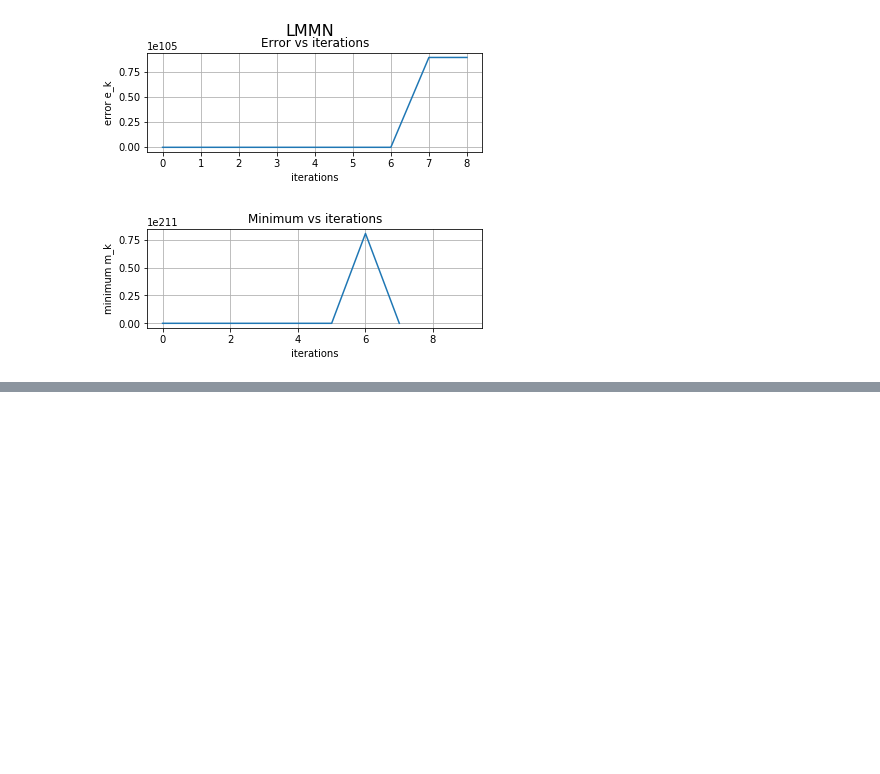
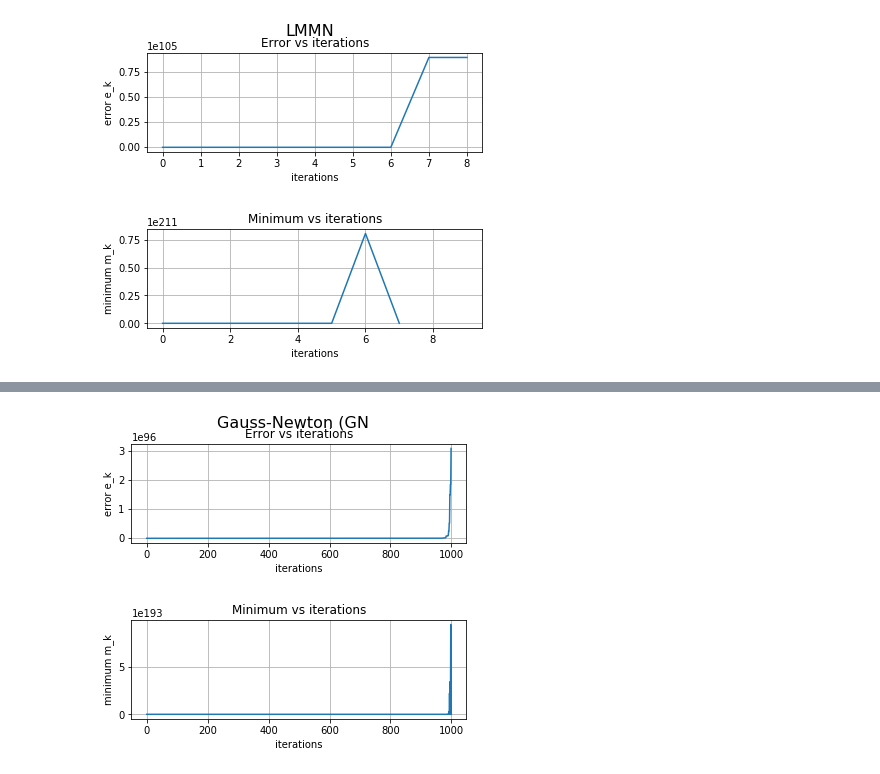
Before and after one commit to jckruz777/Adaptive_Processing, a Jupyter notebook: tarea2/Tarea_02.ipynb, the cells around one changed output, grey strips where cells are left out. Drawn from its saved outputs; the diff is of its cells as text; code cells hidden in the pictures; blank space fills up the shorter version.

```diff
--- a/tarea2/Tarea_02.ipynb
+++ b/tarea2/Tarea_02.ipynb
@@ -493,0 +593,5 @@ c_k: (10, 1)
+# %%
+(k_iterations, ck) = gn(d, U, c_k, tol, iterMax)
+# %% [output]
+[figure, added]
+[figure, added]
```
Also changed, not shown: parts of 3 cells of this notebook.
